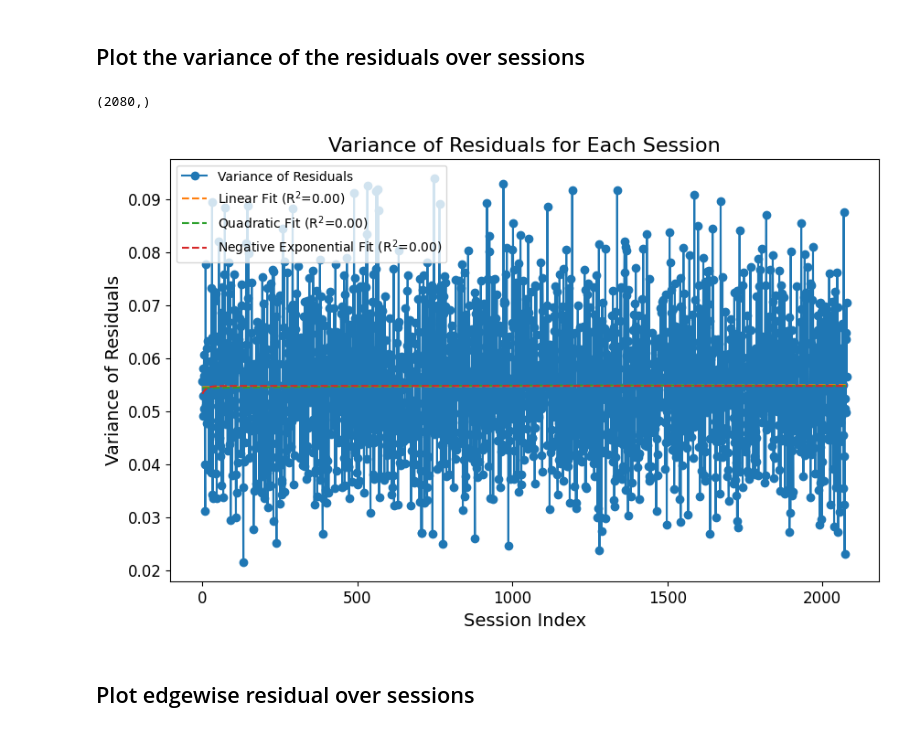
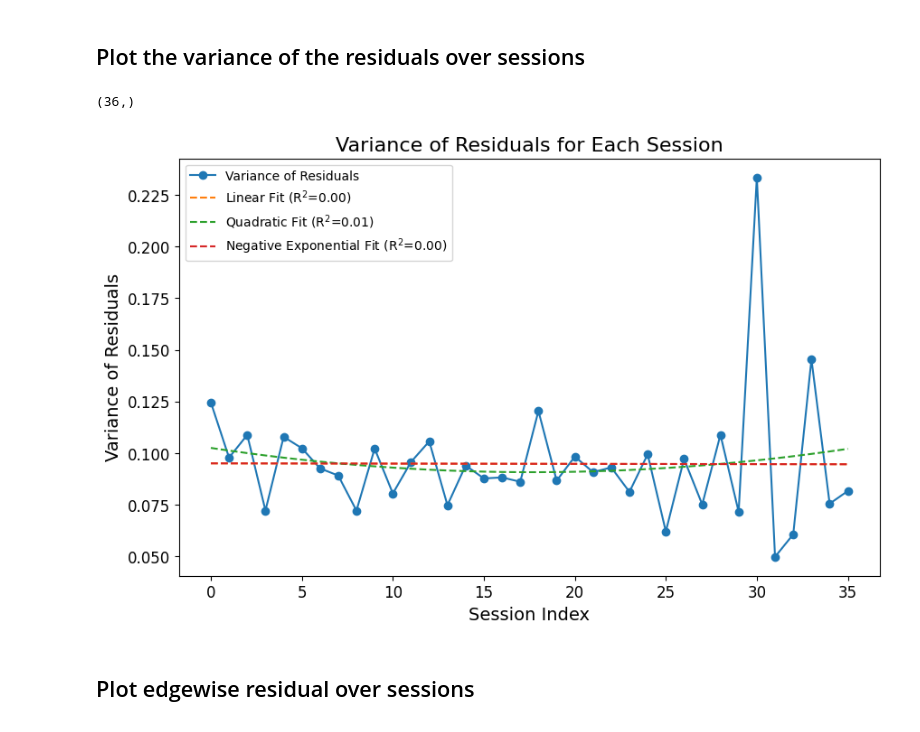
Before and after one commit to celprov/hcph-sops, a Jupyter notebook: docs/analysis/fmri-variability.ipynb, the cells around one changed output. Saved outputs shown, nothing was run; the diff lists cells and outputs as text; code cells hidden in the pictures.

```diff
--- a/docs/analysis/fmri-variability.ipynb
+++ b/docs/analysis/fmri-variability.ipynb
@@ -20,0 +15,34 @@ print(fc_concat.shape)
+# %%
+# Keep only upper-triangle since the FC matrix is symmetric (does the diagonal of our FC contain only ones ? if yes can discard the diagonal, if not have to keep it
+fc_path = Path("/data/derivatives/hcph-derivatives-rsmovie/functional_connectivity/DiFuMo64-LP/sub-001")
+# Initialize the BIDS layout
+layout = BIDSLayout(fc_path, validate=False)
+
+# Get all the files matching the pattern
+files = layout.get(subject='001', task='rsmovie', suffix='connectivity', extension='tsv', return_type='file')
+
+# Meas is not a recognized entity by PyBIDS, so I am filtering for meas-connectivity separately
+# Keep only files with 'meas-correlation' in the filename
+files = [f for f in files if 'meas-correlation' in f]
+assert len(files) == 36, f"Expected 36 FC matrices, got {len(files)}"
+
+# Load the data from each file and concatenate
+fc_matrices = []
+for file in files:
+    fc_matrix = pd.read_csv(file, sep='\t', header=None)
+    fc_matrices.append(fc_matrix.values[np.triu_indices_from(fc_matrix, k=0)])
+
+# Store the matrix size for reconstruction later
+fc_size = fc_matrix.shape[0]
+# Concatenate all the upper triangle values
+fc_concat = np.vstack(fc_matrices)
+# Transport matrix
+fc_concat = fc_concat.T
+
+#Plot an example FC matrix
+plt.figure(figsize=(10, 8))
+sns.heatmap(fc_matrix, cmap='viridis')
+
+# Generate a random matrix of size 2080x36
+#fc_concat = np.random.rand(2080, 36)
+print(fc_concat.shape)
@@ -24,8 +55,11 @@ print(fc_concat.shape)
 from sklearn.decomposition import PCA
 
 # Run PCA
-# Center the data by removing the mean from each column
+# Center the data by removing the mean from each session
 fc_concat = fc_concat - np.mean(fc_concat, axis=0)
+
+# Standardize the data to have unit variance
+fc_concat = fc_concat / np.std(fc_concat, axis=0)
 
 # Run PCA
 pca = PCA()
@@ -45,7 +79,7 @@ ax.spines['top'].set_visible(False)
 ax.spines['right'].set_visible(False)
 
 #Define the number of components to keep
-n_comp = 10
+n_comp = 2
 
 # Highlight the points corresponding to number of components we keep in red
 ax.plot(n_comp, explained_variance[n_comp-1], marker='o', markersize=8, color='red')
@@ -136,41 +214,41 @@ from scipy.optimize import curve_fit
 from sklearn.metrics import r2_score
 
 # Compute the variance of the residuals for each session
-residuals_var = np.var(residuals, axis=1)
+residuals_var = np.var(residuals, axis=0)
 print(residuals_var.shape)
 
 # Plot the variance of the residuals as a function of the session index
 plt.figure(figsize=(10, 6))
 plt.plot(range(len(residuals_var)), residuals_var, marker='o', linestyle='-', label='Variance of Residuals')
 
 # Fit and plot a linear curve
 linear_model = np.poly1d(np.polyfit(range(len(residuals_var)), residuals_var, 1))
 linear_r2 = r2_score(residuals_var, linear_model(range(len(residuals_var))))
 plt.plot(range(len(residuals_var)), linear_model(range(len(residuals_var))), linestyle='--', label=f'Linear Fit (R$^2$={linear_r2:.2f})')
 
 # Fit and plot a quadratic curve
 quadratic_model = np.poly1d(np.polyfit(range(len(residuals_var)), residuals_var, 2))
 quadratic_r2 = r2_score(residuals_var, quadratic_model(range(len(residuals_var))))
 plt.plot(range(len(residuals_var)), quadratic_model(range(len(residuals_var))), linestyle='--', label=f'Quadratic Fit (R$^2$={quadratic_r2:.2f})')
 
 # Fit and plot a negative exponential curve
 def neg_exp(x, a, b, c):
     return a * np.exp(-b * x) + c
 
 popt, _ = curve_fit(neg_exp, range(len(residuals_var)), residuals_var, p0=(1, 0.01, 1))
 neg_exp_r2 = r2_score(residuals_var, neg_exp(range(len(residuals_var)), *popt))
 plt.plot(range(len(residuals_var)), neg_exp(range(len(residuals_var)), *popt), linestyle='--', label=f'Negative Exponential Fit (R$^2$={neg_exp_r2:.2f})')
 
 plt.xlabel('Session Index', fontsize=14)
 plt.ylabel('Variance of Residuals', fontsize=14)
 plt.title('Variance of Residuals for Each Session', fontsize=16)
 plt.tick_params(axis='x', labelsize=12)
 plt.tick_params(axis='y', labelsize=12)
 plt.legend()
 plt.show()
 # %% [output]
-(2080,)
+(36,)
-[figure, old version]
+[figure, new version]
 # %% [markdown]
 ## Plot edgewise residual over sessions
 # %%
```
Also changed, not shown: parts of 12 cells of this notebook, 2 other files.
